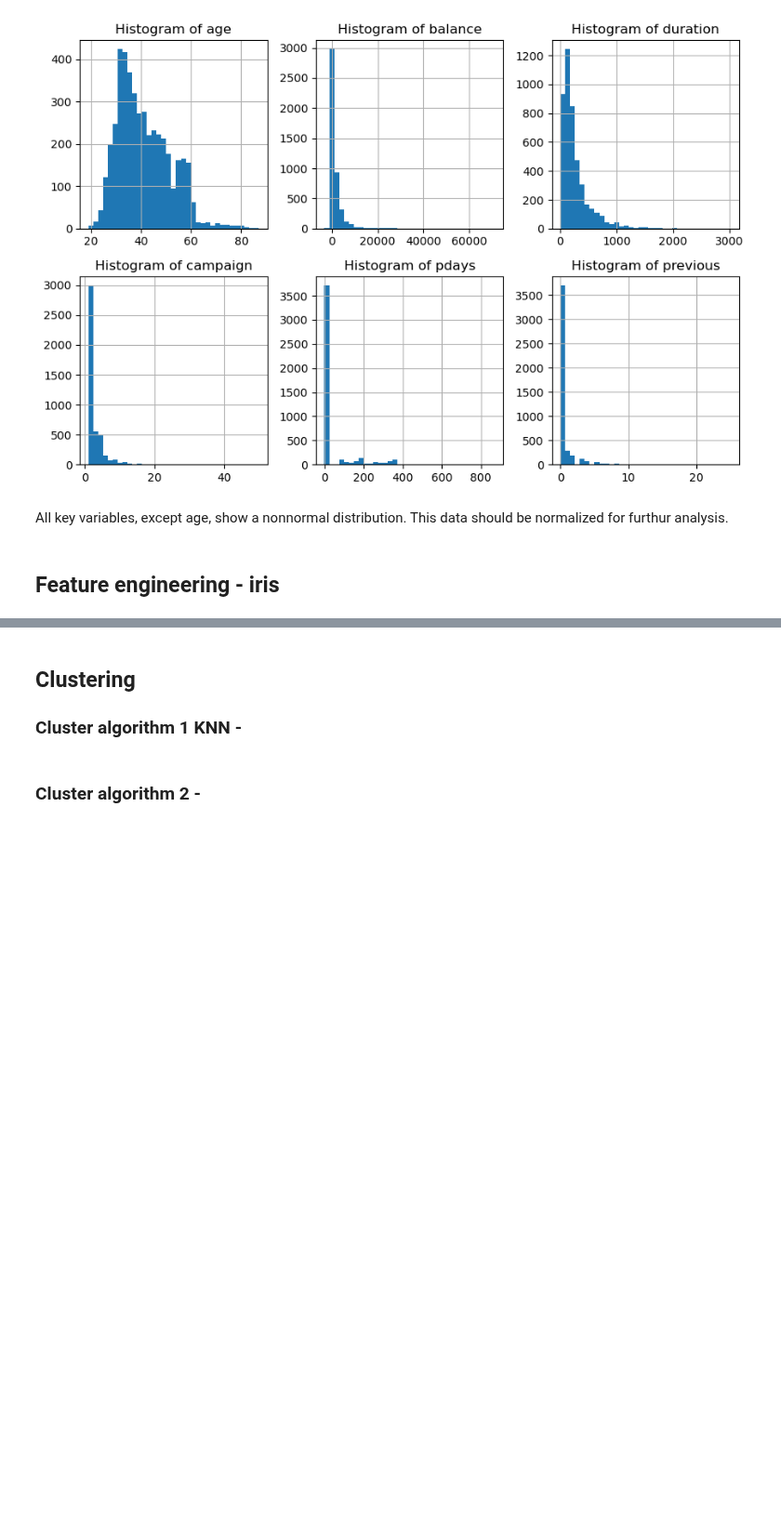
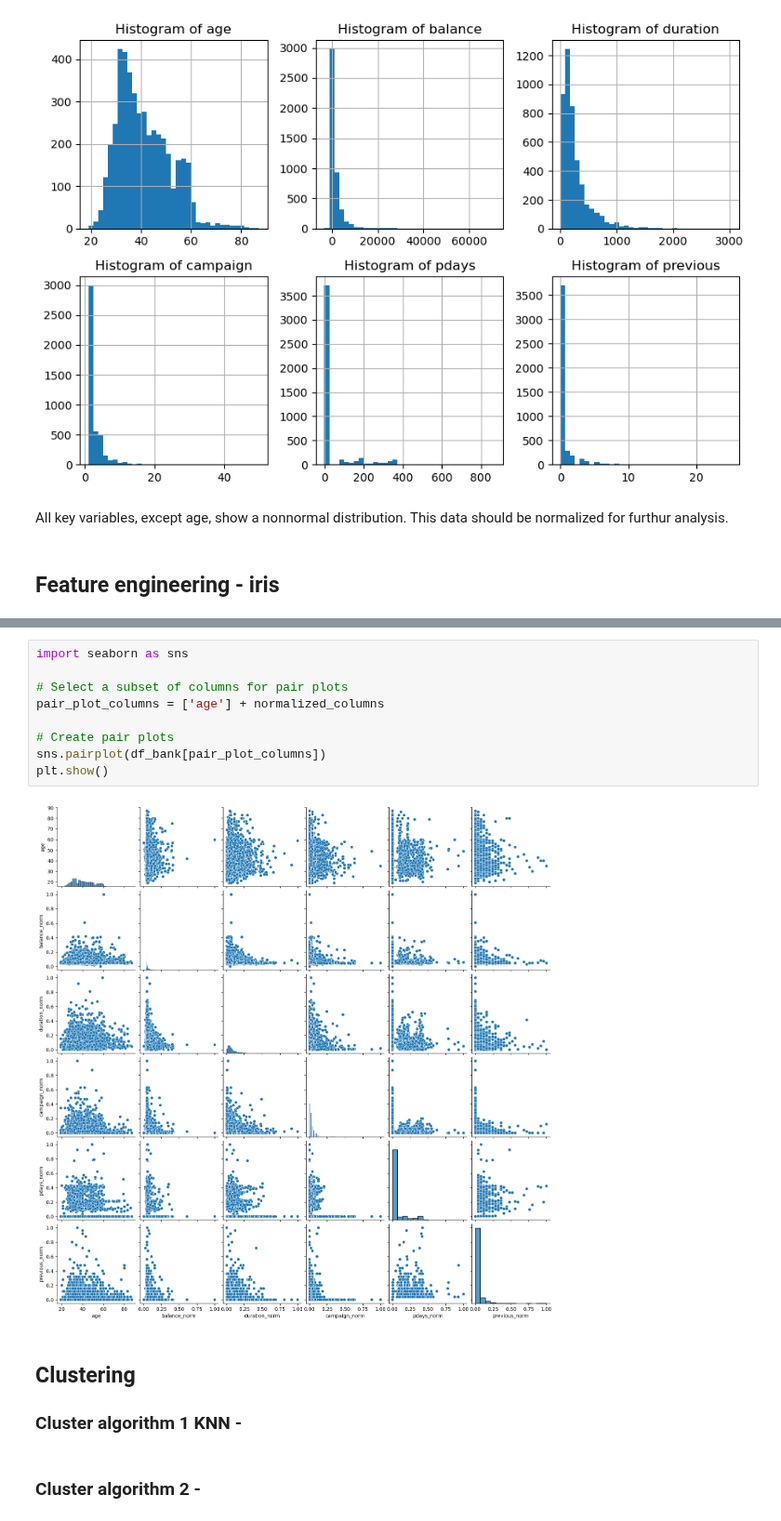
Before and after one commit to DSBE-Semester-A/DataMining, a Jupyter notebook: Assignment2/Assignment_2.ipynb, the cells around one changed output, grey strips where cells are left out. Shown at 93% size. Cells and saved outputs as stored; diff of their text form; blank space fills up the shorter version.

```diff
--- a/Assignment2/Assignment_2.ipynb
+++ b/Assignment2/Assignment_2.ipynb
@@ -146,3 +220,14 @@ All key variables, except age, show a nonnormal distribution. This data should b
+# %%
+import seaborn as sns
+
+# Select a subset of columns for pair plots
+pair_plot_columns = ['age'] + normalized_columns
+
+# Create pair plots
+sns.pairplot(df_bank[pair_plot_columns])
+plt.show()
+# %% [output]
+[figure, added]
 # %% [markdown]
 ## Clustering
 ### Cluster algorithm 1 KNN -
```
Also changed, not shown: parts of 4 cells of this notebook.
